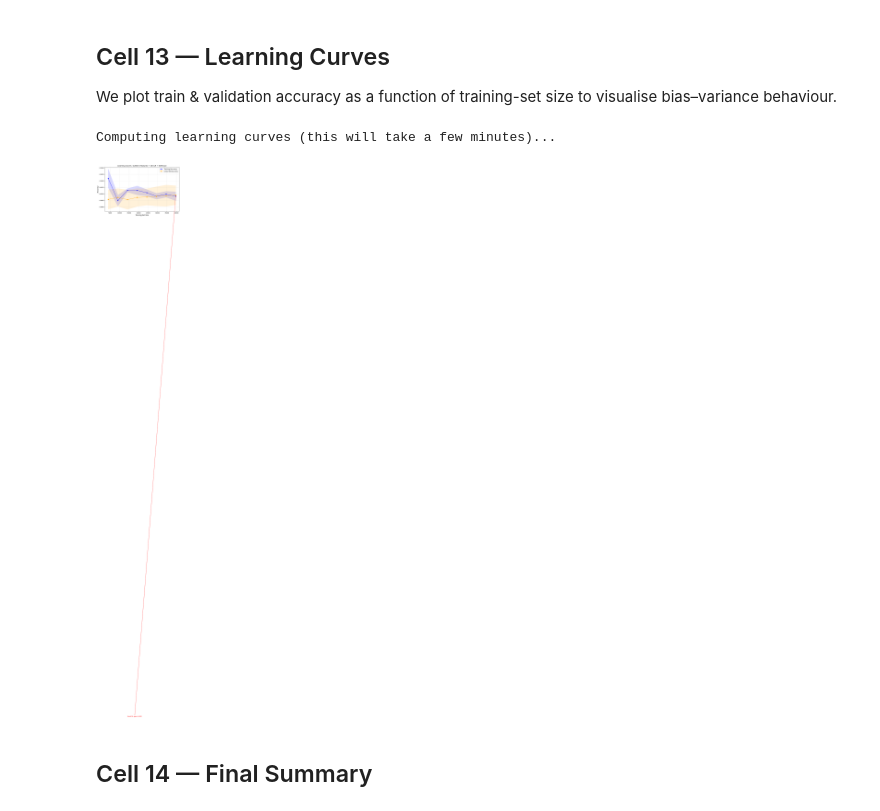
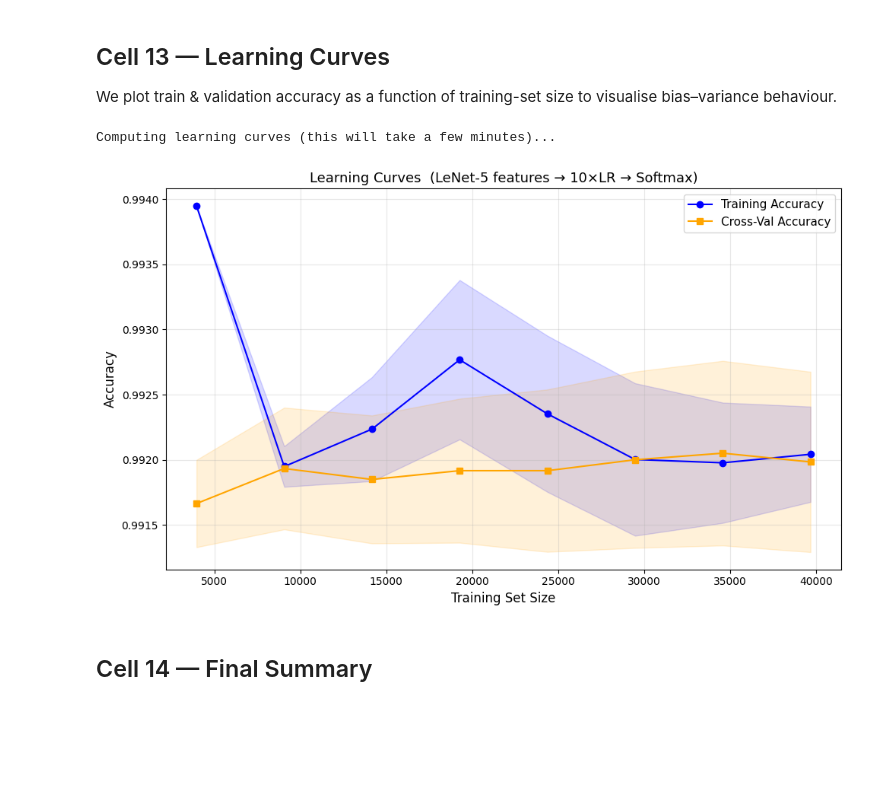
Before and after one commit to BimaAbf/MNIST-Pipeline, a Jupyter notebook: phase2.ipynb, the cells around one changed output. Saved outputs shown, nothing was run; the diff lists cells and outputs as text; code cells hidden in the pictures; blank space fills up the shorter version.

Commit message:
Saved Visuals, Removed Un-used code and updated the pkl and pth files

```diff
--- a/phase2.ipynb
+++ b/phase2.ipynb
@@ -795,60 +795,34 @@ ax.plot(
     "s-",
     color="orange",
     label="Cross-Val Accuracy"
 )
 
 ax.set_xlabel("Training Set Size", fontsize=12)
 ax.set_ylabel("Accuracy", fontsize=12)
 
 ax.set_title(
     "Learning Curves  (LeNet-5 features → 10×LR → Softmax)",
     fontsize=13
 )
 
 ax.legend(fontsize=11)
 ax.grid(True, alpha=0.3)
 
 # Annotate bias/variance diagnosis based on final gap
 final_gap = train_mean[-1] - val_mean[-1]
 
-if final_gap > 0.03:
-
-    diagnosis_text = (
-        "High Variance: gap={:.3f}\n"
-        "Consider more data or stronger regularisation"
-    ).format(final_gap)
-
-elif train_mean[-1] < 0.95:
-
-    diagnosis_text = (
-        "High Bias: train acc={:.3f}\n"
-        "Consider richer features or less regularisation"
-    ).format(train_mean[-1])
-
-else:
-
-    diagnosis_text = "Good Fit: gap={:.3f}".format(final_gap)
-
-ax.annotate(
-    diagnosis_text,
-    xy=(train_sizes_abs[-1], val_mean[-1]),
-    xytext=(train_sizes_abs[2], val_mean[-1] - 0.04),
-    fontsize=10,
-    color="red",
-    arrowprops=dict(arrowstyle="->", color="red")
-)
 
 plt.tight_layout()
 
 plt.savefig(
     "outputs/learning_curves.png",
     dpi=150
 )
 
 plt.show()
 # %% [output]
 Computing learning curves (this will take a few minutes)...
-[figure, old version]
+[figure, new version]
 # %% [markdown]
 ## Cell 14 — Final Summary
 # %%
```
Also changed, not shown: parts of 8 cells of this notebook, 7 other files.
